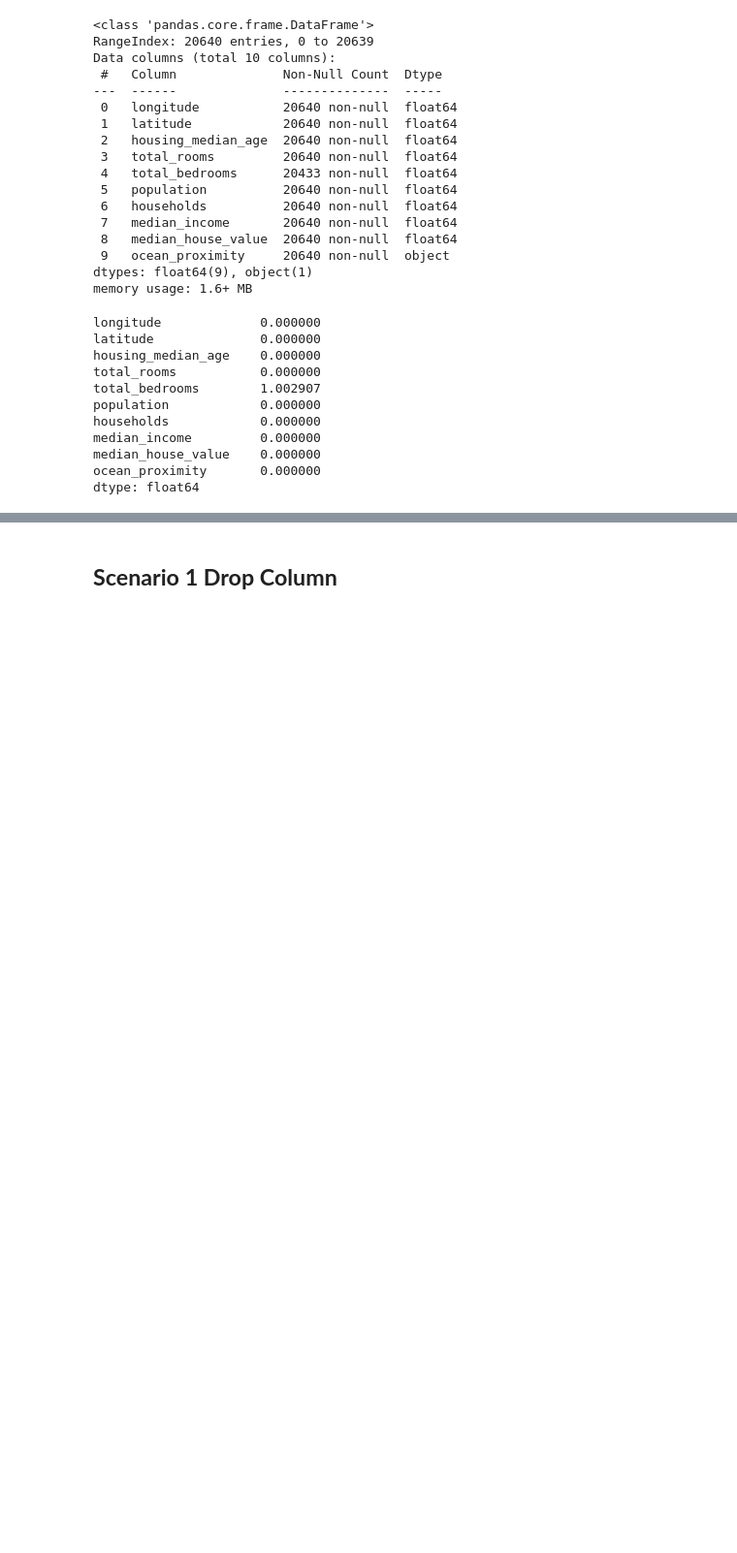
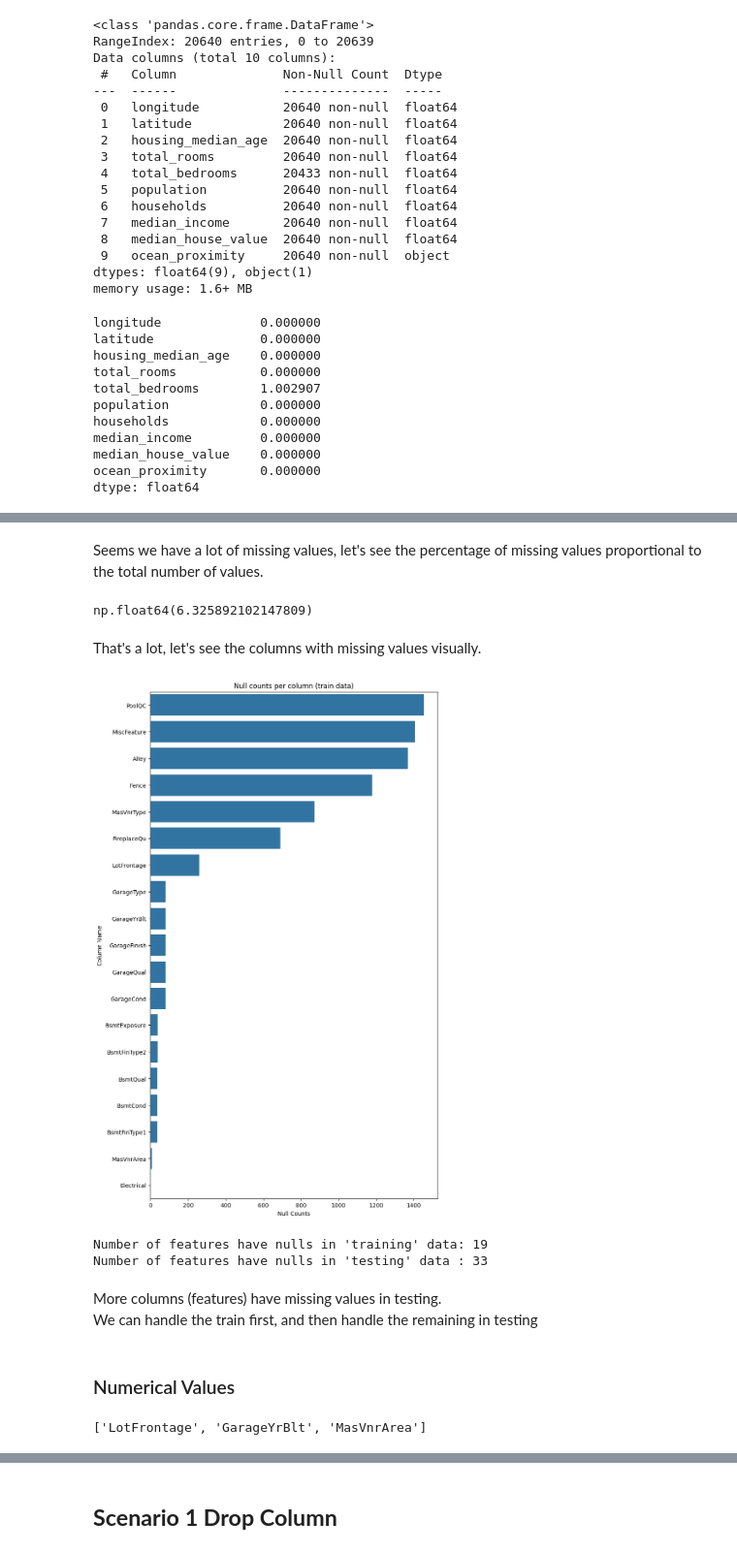
Before and after one commit to FCAI-CU-AI-Community/Sessions, a Jupyter notebook: Session-03/eda-preprocessing.ipynb, the cells around one changed output, grey strips where cells are left out. Shown at 97% size. Cells and saved outputs as stored; diff of their text form; code cells hidden in the pictures; blank space fills up the shorter version.

Commit message:
add missing values handling part

```diff
--- a/Session-03/eda-preprocessing.ipynb
+++ b/Session-03/eda-preprocessing.ipynb
@@ -158,0 +184,5 @@ dtype: float64
+# %%
+# Load training data
+df_train = pd.read_csv('https://raw.githubusercontent.com/FCAI-CU-AI-Community/Data/refs/heads/main/House-Prices/train.csv?token=GHSAT0AAAAAACUNF3ZR4GN5DVATK6K3ZT52ZY2ICCA')
+# Load testing data
+df_test = pd.read_csv('https://raw.githubusercontent.com/FCAI-CU-AI-Community/Data/refs/heads/main/House-Prices/test.csv?token=GHSAT0AAAAAACUNF3ZQ32LQCKMROWSTB4GWZY2ICKA')
@@ -158,0 +258,13 @@ dtype: float64
+# %%
+# Putting the missing values in a data frame
+missing_sum = list(df_train.isna().sum())
+lst = []
+for col_name, cnt in zip(df_train.columns, missing_sum):
+    lst.append((col_name, cnt))
+
+# Extract for columns with missing values only (count > 0)
+lst = [x for x in lst if x[1] > 0]
+
+missing_vals_df = pd.DataFrame(data=lst, columns=['column_name', 'null_count'])
+missing_vals_df = missing_vals_df.sort_values(by='null_count', ascending=False)
+missing_vals_df
@@ -158,0 +289,41 @@ dtype: float64
+# %% [markdown]
+Seems we have a lot of missing values, let's see the percentage of missing values proportional to the total number of values.
+# %%
+# Percentage of missing values in each column
+(df_train.isna().sum().sum() / (df_train.shape[0] * df_train.shape[1])) * 100
+# %% [output]
+np.float64(6.325892102147809)
+# %% [markdown]
+That's a lot, let's see the columns with missing values visually.
+# %%
+# Let's visualize the missing values
+plt.figure(figsize=(9, 16))
+plt.clf()
+plt.title('Null counts per column (train data)')
+plt.xlabel('Null Counts')
+plt.ylabel('Column Name')
+sns.barplot(data=missing_vals_df, y='column_name', x='null_count')
+plt.show()
+# %% [output]
+[figure, added]
+# %%
+# How many features have missing values
+n_nulls_train = len([1 for val in list(df_train.isna().sum()) if val > 0])
+n_nulls_test = len([1 for val in list(df_test.isna().sum()) if val > 0])
+
+print(f"Number of features have nulls in 'training' data: {n_nulls_train}")
+print(f"Number of features have nulls in 'testing' data : {n_nulls_test}")
+# %% [output]
+Number of features have nulls in 'training' data: 19
+Number of features have nulls in 'testing' data : 33
+# %% [markdown]
+More columns (features) have missing values in testing.
+We can handle the train first, and then handle the remaining in testing
+# %% [markdown]
+### Numerical Values
+# %%
+# Extract the numerical features to deal with first
+missing_vals_num = [col for col in missing_vals_df['column_name'] if df_train[col].dtype in [float, int]]
+missing_vals_num
+# %% [output]
+['LotFrontage', 'GarageYrBlt', 'MasVnrArea']
```
Also changed, not shown: parts of 61 cells of this notebook.
